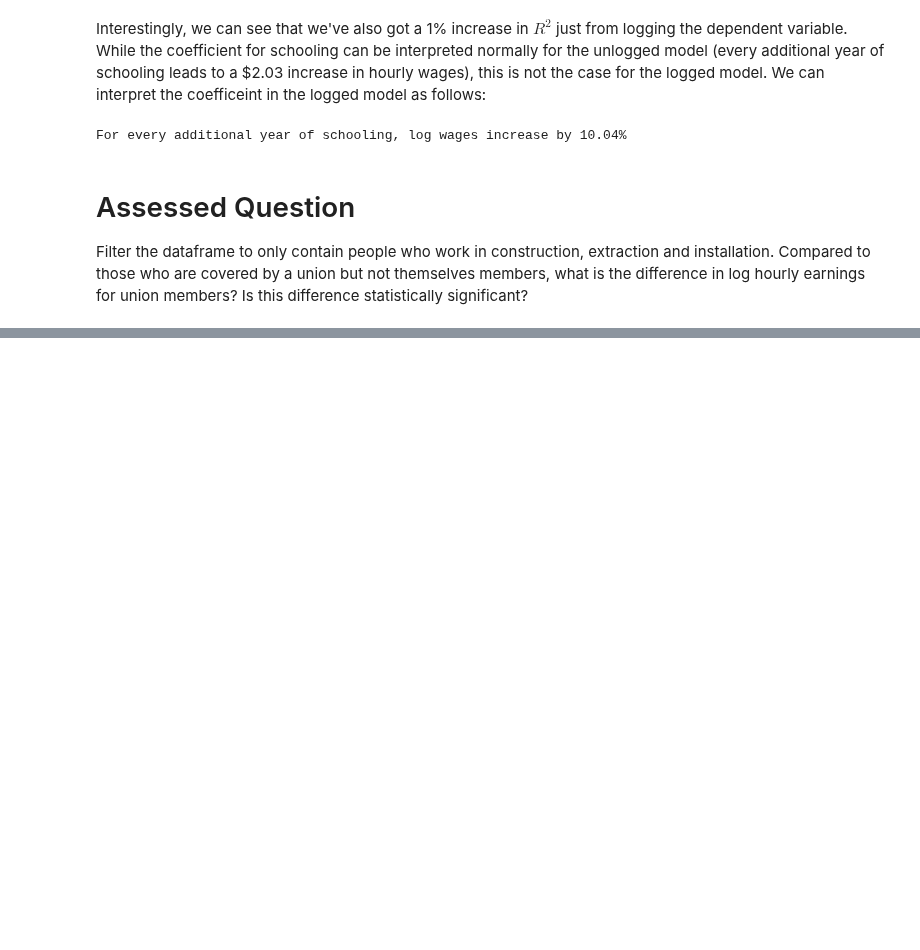
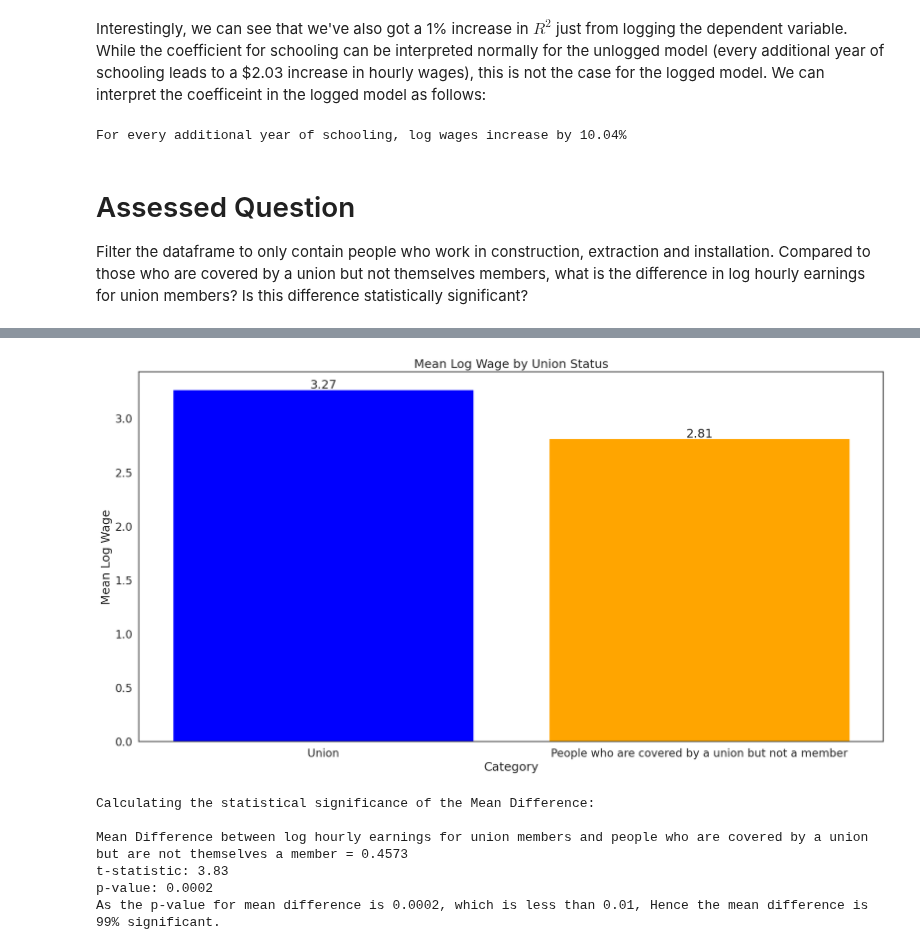
Before and after one commit to laiacoder/QM2, a Jupyter notebook: notebooks/W07. Linear Regression.ipynb, the cells around one changed output, grey strips where cells are left out. Drawn from its saved outputs; the diff is of its cells as text; code cells hidden in the pictures; blank space fills up the shorter version.

```diff
--- a/notebooks/W07. Linear Regression.ipynb
+++ b/notebooks/W07. Linear Regression.ipynb
@@ -576,0 +810,59 @@ Filter the dataframe to only contain people who work in construction, extraction
+# %%
+import numpy as np
+from scipy.stats import ttest_ind_from_stats
+
+# Data for plotting
+categories = ['Union', 'People who are covered by a union but not a member']
+values = [mean_union_log_wage.values[0], mean_non_union_log_wage.values[0]]
+
+# Create a bar chart
+plt.bar(categories, values, color=['blue', 'orange'])
+
+# Add labels, title, and annotations
+plt.xlabel('Category')
+plt.ylabel('Mean Log Wage')
+plt.title('Mean Log Wage by Union Status')
+
+# Annotate bars with their values
+for i, v in enumerate(values):
+    plt.text(i, v + 0.01, f'{v:.2f}', ha='center')
+
+# Display the plot
+plt.show()
+
+print("\n")
+
+# ... (your existing code for creating summary statistics) ...
+
+# Extract values (using .values[0] to get numerical values)
+mean_union = summary_union[summary_union.index == 'mean']['logwage'].values[0]
+mean_non_union = summary_non_union[summary_non_union.index == 'mean']['logwage'].values[0]
+
+std_union = summary_union[summary_union.index == 'std']['logwage'].values[0]
+std_non_union = summary_non_union[summary_non_union.index == 'std']['logwage'].values[0]
+
+n_union = summary_union[summary_union.index == 'count']['logwage'].values[0]
+n_non_union = summary_non_union[summary_non_union.index == 'count']['logwage'].values[0]
+
+# Perform t-test
+t_stat, p_val = ttest_ind_from_stats(
+    mean1=mean_union, std1=std_union, nobs1=n_union,
+    mean2=mean_non_union, std2=std_non_union, nobs2=n_non_union
+)
+
+mean_difference = round(mean_union - mean_non_union,5)
+print("Calculating the statistical significance of the Mean Difference:\n")
+
+print("Mean Difference between log hourly earnings for union members and people who are covered by a union but are not themselves a member =", mean_difference)
+print("t-statistic:", t_stat.round(2))
+print("p-value:", p_val.round(4))
+
+print("As the p-value for mean difference is 0.0002, which is less than 0.01, Hence the mean difference is 99% significant.")
+# %% [output]
+[figure, added]
+Calculating the statistical significance of the Mean Difference:
+
+Mean Difference between log hourly earnings for union members and people who are covered by a union but are not themselves a member = 0.4573
+t-statistic: 3.83
+p-value: 0.0002
+As the p-value for mean difference is 0.0002, which is less than 0.01, Hence the mean difference is 99% significant.
```
Also changed, not shown: parts of 18 cells of this notebook.
